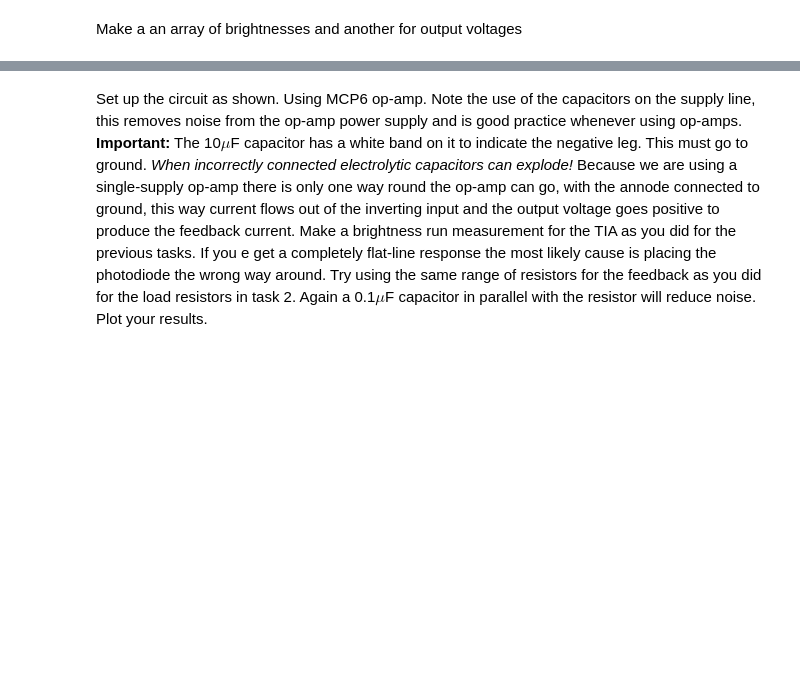
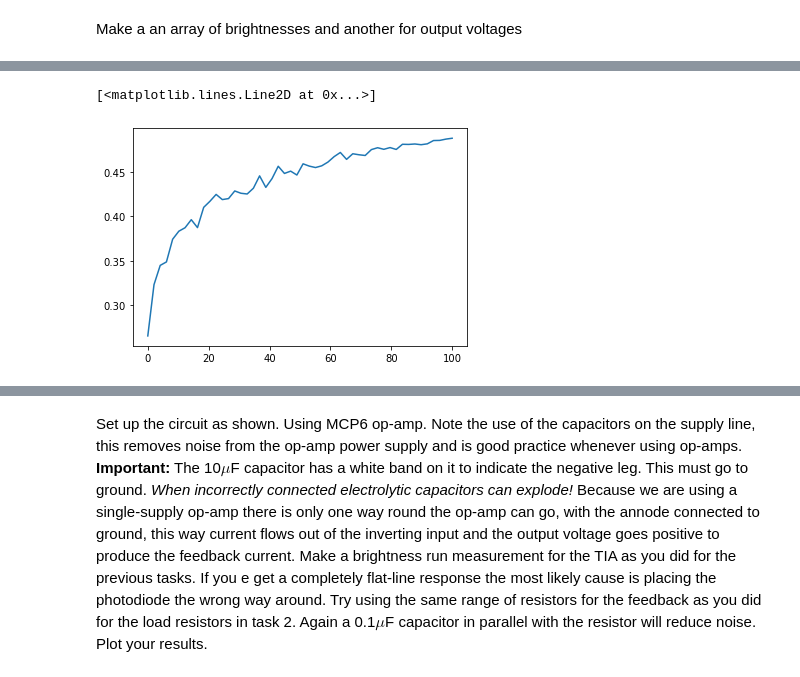
Before and after one commit to jhoyland/PHYS3710F22, a Jupyter notebook: Lab2.ipynb, the cells around one changed output, grey strips where cells are left out. Drawn from its saved outputs; the diff is of its cells as text; code cells hidden in the pictures; blank space fills up the shorter version.

```diff
--- a/Lab2.ipynb
+++ b/Lab2.ipynb
@@ -74,6 +80,11 @@ for i,b in enumerate(brightness):
     trinket.ledSetBrightness(b)
     voltage0[i] = averageVoltage(5)
 trinket.ledOff()
+# %%
+plt.plot(brightness,voltage0)
+# %% [output]
+[<matplotlib.lines.Line2D at 0x...>]
+[figure, added]
 # %% [markdown]
 # Task2: External load resistor
 
```
Also changed, not shown: parts of 15 cells of this notebook.
